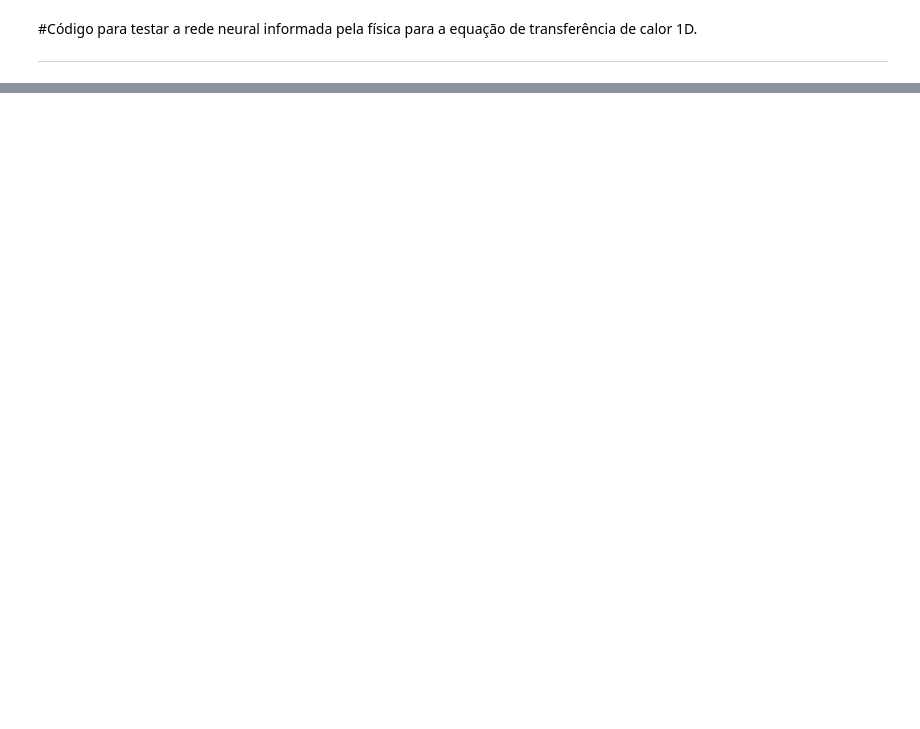
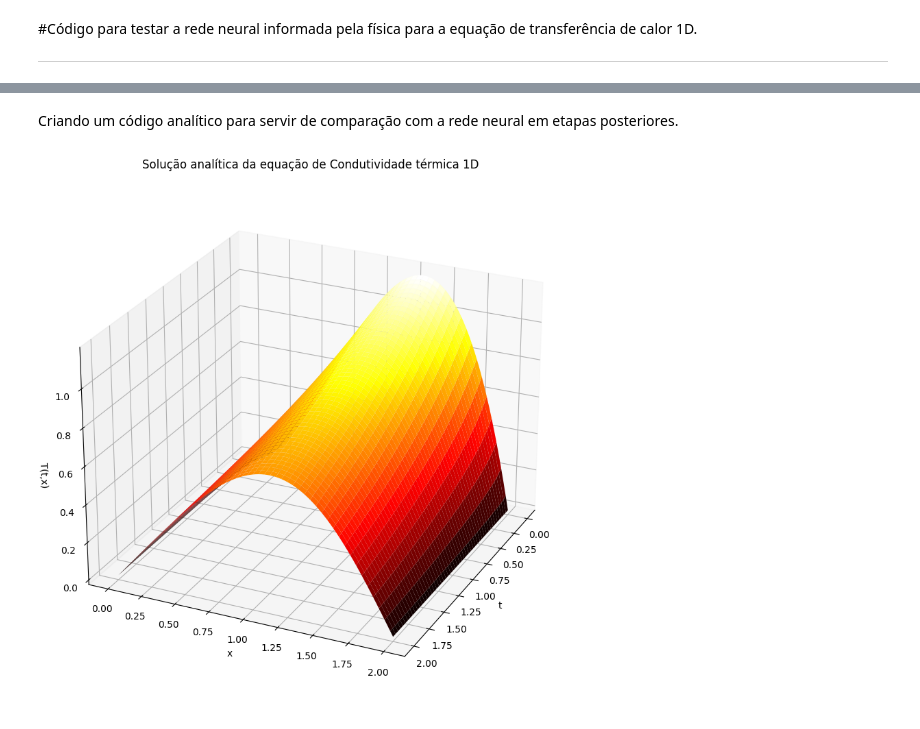
Before and after one commit to JoaoAlexandreFerreira/RNA, a Jupyter notebook: PINN_para_equação_do_calor_1D.ipynb, the cells around one changed output, grey strips where cells are left out. Cells and saved outputs as stored; diff of their text form; code cells hidden in the pictures; blank space fills up the shorter version.

```diff
--- a/PINN_para_equação_do_calor_1D.ipynb
+++ b/PINN_para_equação_do_calor_1D.ipynb
@@ -41,6 +50,57 @@ import pandas as pd
 from pyDOE import lhs
 from mpl_toolkits.axes_grid1 import make_axes_locatable
 import scipy.optimize
+# %% [markdown]
+Criando um código analítico para servir de comparação com a rede neural em etapas posteriores.
+# %%
+def difusividade1D(difus, t, num_pontos, passos):
+    dx = 2.0 / (num_pontos - 1)
+    dt = t / passos
+
+    x = np.linspace(0, 2, num_pontos)
+    T = np.zeros((passos, num_pontos))
+
+    # Condição inicial
+    T[0, :] = x**2 * (2 - x)
+
+    for n in range(passos - 1):
+        for i in range(1, num_pontos - 1):
+            T[n + 1, i] = T[n, i] + difus * dt / dx**2 * (T[n, i + 1] - 2 * T[n, i] + T[n, i - 1])
+
+        # Condições de contorno
+        T[n + 1, 0] = T[n + 1, -1]
+
+    return x, T
+
+#Parametros para a difusividade, considerando aluminio em temperatura ambiente
+rho = 2699 #Massa específica
+k = 226 #Coeficiente de condutividade térmica
+cp = 1 #Calor especifico
+difus = k/(rho*cp)
+t_f = 2.0
+num_pontos = 100
+passos = 10000
+
+# Resolver a equação do calor
+xdados, Temp = difusividade1D(difus, t_f, num_pontos, passos)
+
+tspaceana = np.linspace(0, t_f, num_pontos)
+xspaceana = np.linspace(0, 2, num_pontos)
+t, X = np.meshgrid(np.linspace(0, t_f, passos), xdados)
+
+
+# Plotar a solução em 3D
+fig = plt.figure(figsize=(10,12))
+ax = fig.add_subplot(111, projection='3d')
+ax.plot_surface(t, X, Temp.T, cmap='hot');
+ax.view_init(25,25)
+ax.set_xlabel('t')
+ax.set_ylabel('x')
+ax.set_zlabel('T(t,x)')
+ax.set_title('Solução analítica da equação de Condutividade térmica 1D');
+plt.show()
+# %% [output]
+[figure, added]
 # %%
 #Agora criando o modelo de Rede neural
 
```
Also changed, not shown: parts of 16 cells of this notebook.
